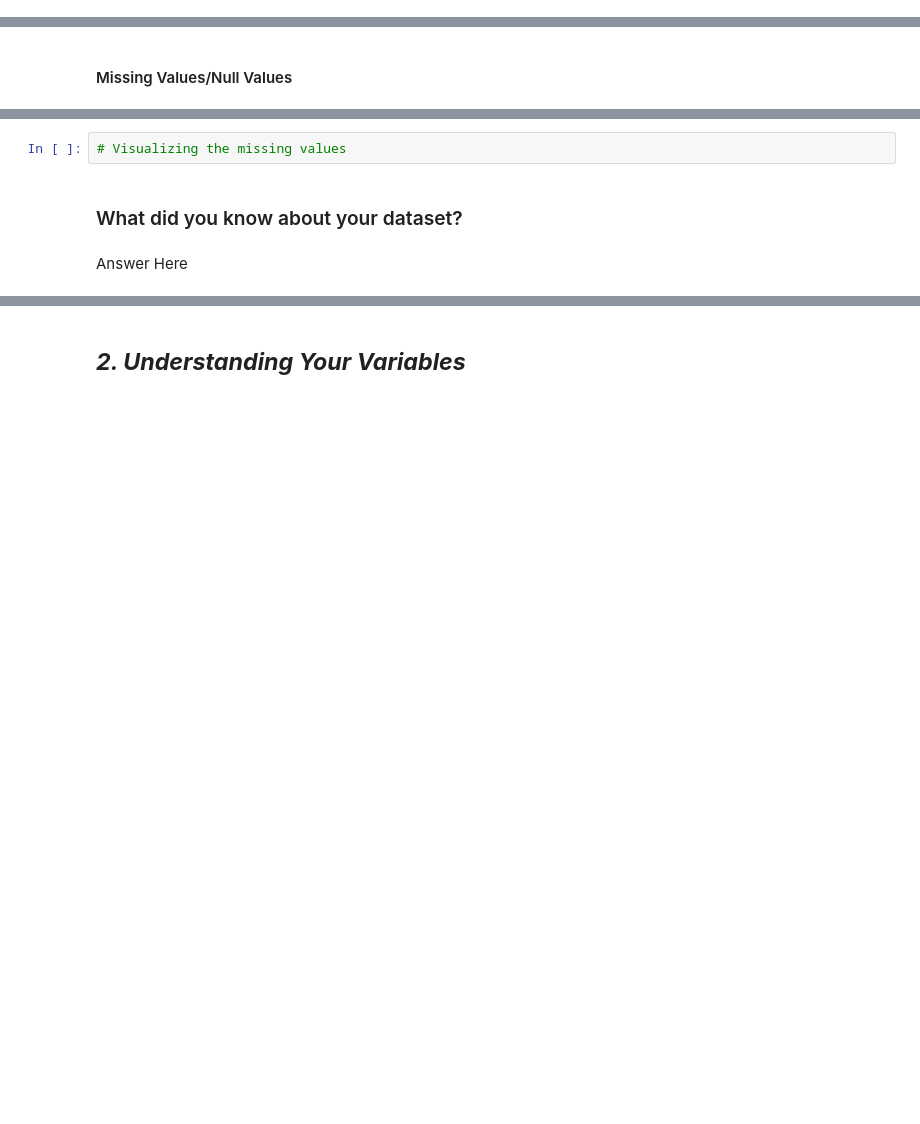
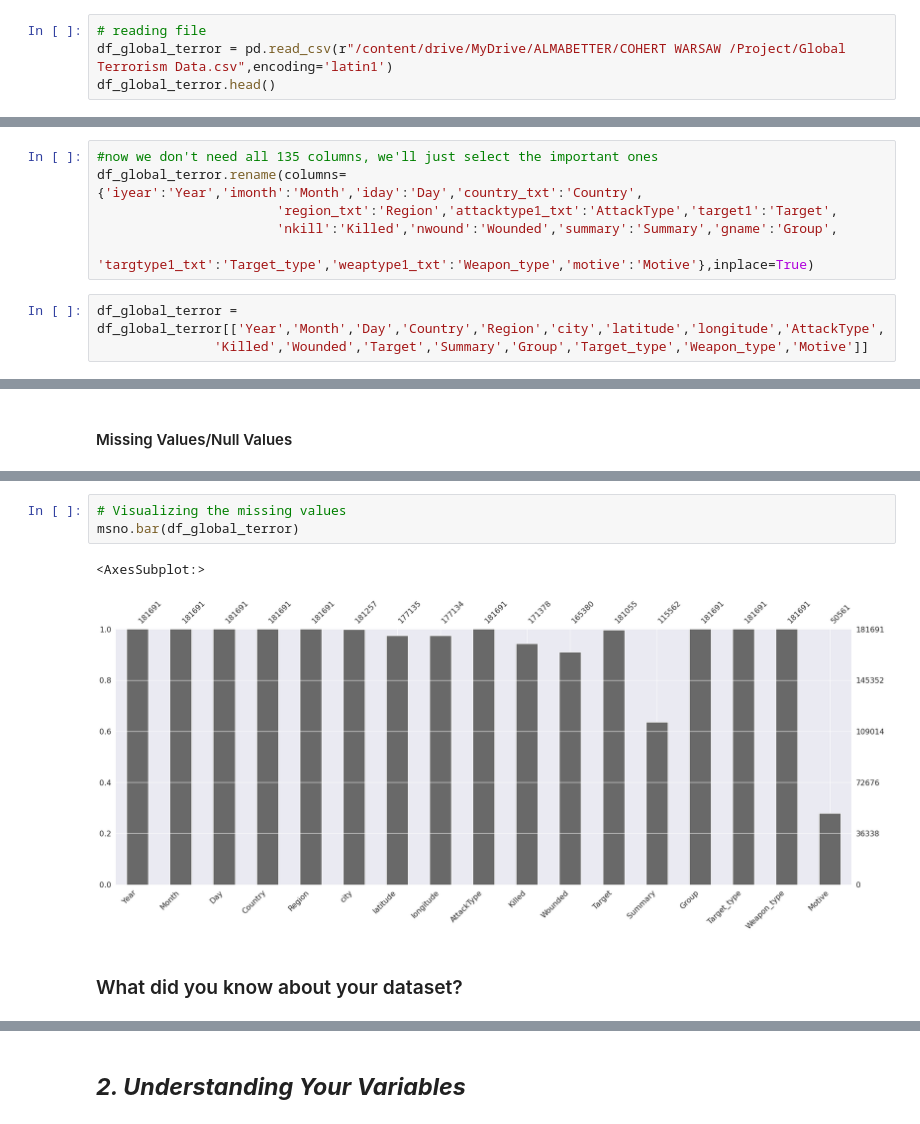
Before and after one commit to cpacharya/Global-Terrorism, a Jupyter notebook: EDA_project_on_Global_Terrorism_by_Chandra_Prakash_Acharya.ipynb, the cells around one changed output, grey strips where cells are left out. Cells and saved outputs as stored; diff of their text form; blank space fills up the shorter version.

```diff
--- a/EDA_project_on_Global_Terrorism_by_Chandra_Prakash_Acharya.ipynb
+++ b/EDA_project_on_Global_Terrorism_by_Chandra_Prakash_Acharya.ipynb
@@ -46,0 +54,4 @@ In this dataset, we will be exploring the terror attacks over the world from 197
+# %%
+# reading file
+df_global_terror = pd.read_csv(r"/content/drive/MyDrive/ALMABETTER/COHERT WARSAW /Project/Global Terrorism Data.csv",encoding='latin1')
+df_global_terror.head()
@@ -50,0 +81,9 @@ In this dataset, we will be exploring the terror attacks over the world from 197
+# %%
+#now we don't need all 135 columns, we'll just select the important ones
+df_global_terror.rename(columns={'iyear':'Year','imonth':'Month','iday':'Day','country_txt':'Country',
+                       'region_txt':'Region','attacktype1_txt':'AttackType','target1':'Target',
+                       'nkill':'Killed','nwound':'Wounded','summary':'Summary','gname':'Group',
+                       'targtype1_txt':'Target_type','weaptype1_txt':'Weapon_type','motive':'Motive'},inplace=True)
+# %%
+df_global_terror = df_global_terror[['Year','Month','Day','Country','Region','city','latitude','longitude','AttackType',
+               'Killed','Wounded','Target','Summary','Group','Target_type','Weapon_type','Motive']]
@@ -63,6 +190,8 @@ In this dataset, we will be exploring the terror attacks over the world from 197
 # %%
 # Visualizing the missing values
+msno.bar(df_global_terror)
+# %% [output]
+<AxesSubplot:>
+[figure, added]
 # %% [markdown]
 ### What did you know about your dataset?
-# %% [markdown]
-Answer Here
```
Also changed, not shown: parts of 23 cells of this notebook.
